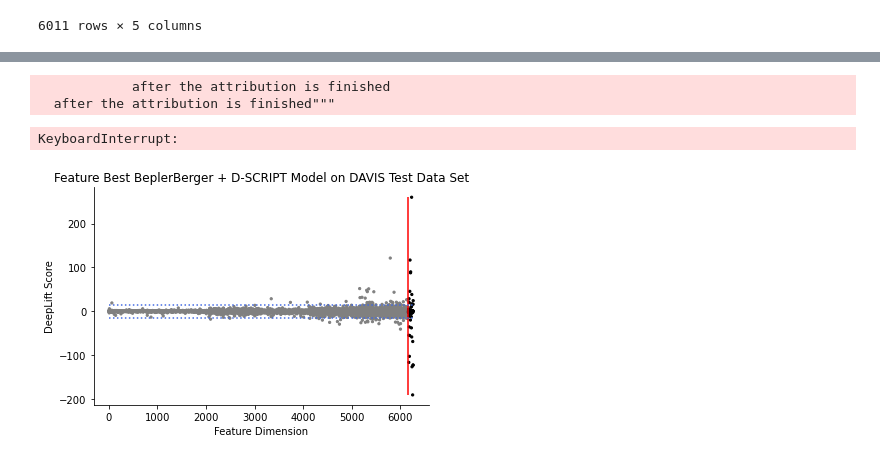
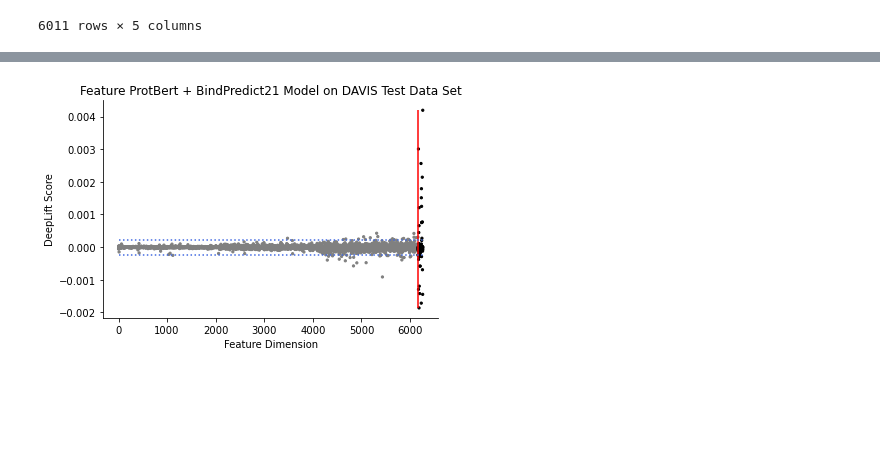
Before and after one commit to samsledje/ConPLex_dev, a Jupyter notebook: nb/Feature Attribution.ipynb, the cells around one changed output, grey strips where cells are left out. Drawn from its saved outputs; the diff is of its cells as text; code cells hidden in the pictures; blank space fills up the shorter version.

```diff
--- a/nb/Feature Attribution.ipynb
+++ b/nb/Feature Attribution.ipynb
@@ -55,6 +102,21 @@ mol_feat = Morgan_f()
 # %%
-baseline_mol = torch.zeros((1,mol_feat._size)).cuda()
-baseline_prot = torch.zeros((1,prot_feat._size)).cuda()
+baseline_prot = torch.zeros(target_featurizer.shape).unsqueeze(0).to(device)
+baseline_mol = torch.zeros(drug_featurizer.shape).unsqueeze(0).cuda(device)
 # %%
-# model = torch.load(f'{MODEL_BASE_DIR}/Davis_SimpleCosine_Morgan_ProtBert_DSCRIPT_cat_rep0_best_model.sav').to(device).eval()
-model = torch.load(f'/afs/csail.mit.edu/u/s/samsl/Work/Applications/MolTrans/Davis_SimpleCosine_Morgan_ProtBert_DSCRIPT_cat_rep0_best_model.sav').to(device).eval()
+from src.architectures import SimpleCosine
+
+# model = SimpleCoembedding(
+#     drug_featurizer.shape,
+#     target_featurizer.shape,
+#     1024
+# )
+model = DTI_Model(
+    drug_featurizer.shape,
+    target_featurizer.shape,
+    1024
+)
+sd = torch.load("../best_models/drug_featurizer:MorganFeaturizer_replicate:0_target_featurizer:ProseFeaturizer_task:davis/test_dscript_cat_best_model.pt")
+model.load_state_dict(sd)
+model = model.to(device)
+model = model.eval()
+# model = torch.load(f'/afs/csail.mit.edu/u/s/samsl/Work/Applications/MolTrans/Davis_SimpleCosine_Morgan_ProtBert_DSCRIPT_cat_rep0_best_model.sav').to(device).eval()
@@ -81,16 +155,13 @@ ig = DeepLift(model)
 # %%
 pattr = []
 for (_, r) in tqdm(df.iterrows(),total=len(df)):
-    prot_lift = prot_feat(r['Target Sequence']).unsqueeze(0)
-    mol_lift = mol_feat(r['SMILES']).unsqueeze(0)
-    assert model.mol_emb_size == mol_lift.shape[1]
-    assert model.prot_emb_size == prot_lift.shape[1]
+    prot_lift = target_featurizer(r['Target Sequence']).unsqueeze(0)
+    mol_lift = drug_featurizer(r['SMILES']).unsqueeze(0)
+    inp = (mol_lift, prot_lift)
+    base = (baseline_mol,baseline_prot)
+    target = torch.tensor(r['Label']).unsqueeze(0).unsqueeze(0)
     (_, prot_attributions), _ = ig.attribute((mol_lift, prot_lift), (baseline_mol,baseline_prot), return_convergence_delta=True)
     pattr.append(prot_attributions.detach().cpu().squeeze())
-# %% [output]
-            after the attribution is finished
-  after the attribution is finished"""
-KeyboardInterrupt:
 # %%
 import matplotlib.pyplot as plt
 import seaborn as sns
@@ -99,16 +170,18 @@ prot_attr = torch.stack(pattr,0).mean(dim=0).detach().cpu()
 # %%
 # attr_trans = torch.softmax(prot_attr,0).unsqueeze(0)
 attr_trans = prot_attr.unsqueeze(0)
+# %%
+last_size = 100
 # %%
-plt.scatter(np.arange(prot_feat._size), attr_trans,s=5,color=['gray' for i in range(prot_feat._size-100)]+['black' for i in range(100)])
-plt.vlines(prot_feat._size-100,attr_trans.min(), attr_trans.max(),color='r')
-plt.hlines(attr_trans.mean() + 2*attr_trans.std(),0,prot_feat._size,color='royalblue',linestyles='dotted')
-plt.hlines(attr_trans.mean() - 2*attr_trans.std(),0,prot_feat._size,color='royalblue',linestyles='dotted')
+plt.scatter(np.arange(target_featurizer.shape), attr_trans,s=5,color=['gray' for i in range(target_featurizer.shape-last_size)]+['black' for i in range(last_size)])
+plt.vlines(target_featurizer.shape-last_size,attr_trans.min(), attr_trans.max(),color='r')
+plt.hlines(attr_trans.mean() + 2*attr_trans.std(),0,target_featurizer.shape,color='royalblue',linestyles='dotted')
+plt.hlines(attr_trans.mean() - 2*attr_trans.std(),0,target_featurizer.shape,color='royalblue',linestyles='dotted')
 plt.xlabel('Feature Dimension')
 plt.ylabel('DeepLift Score')
-plt.title('Feature Best BeplerBerger + D-SCRIPT Model on DAVIS Test Data Set')
+plt.title('Feature ProtBert + BindPredict21 Model on DAVIS Test Data Set')
 sns.despine()
 # plt.savefig('esm_dscript_cat_bindingdb_deeplift_attributions.svg')
 plt.show()
 # %% [output]
-[figure, old version]
+[figure, new version]
```
Also changed, not shown: parts of 12 cells of this notebook, 17 other files.
